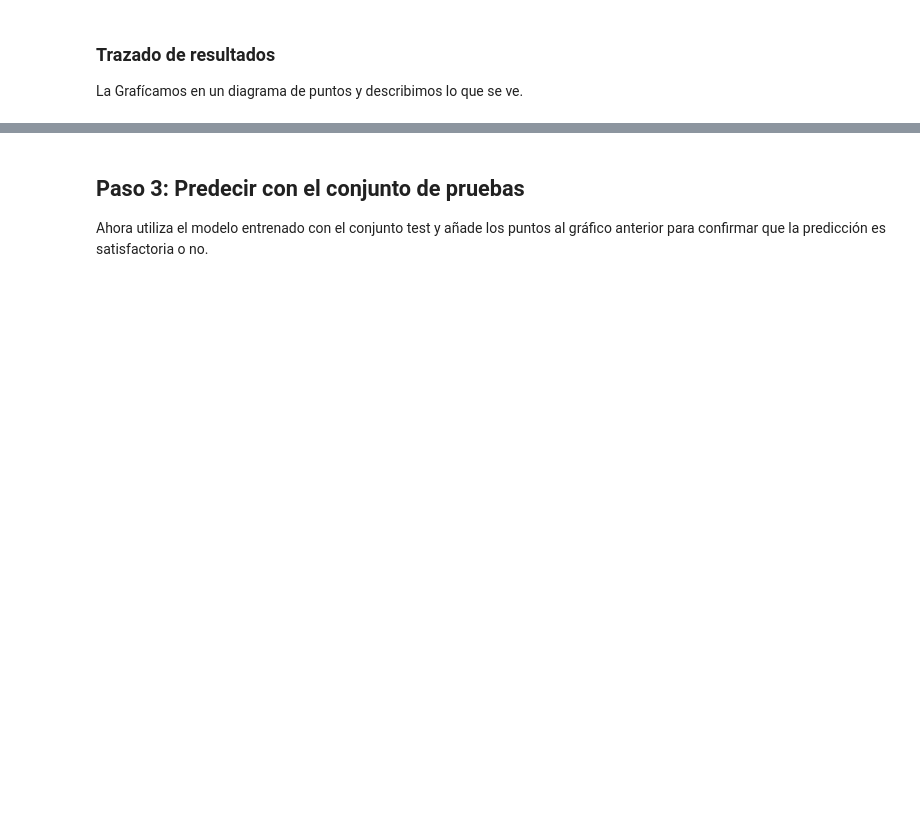
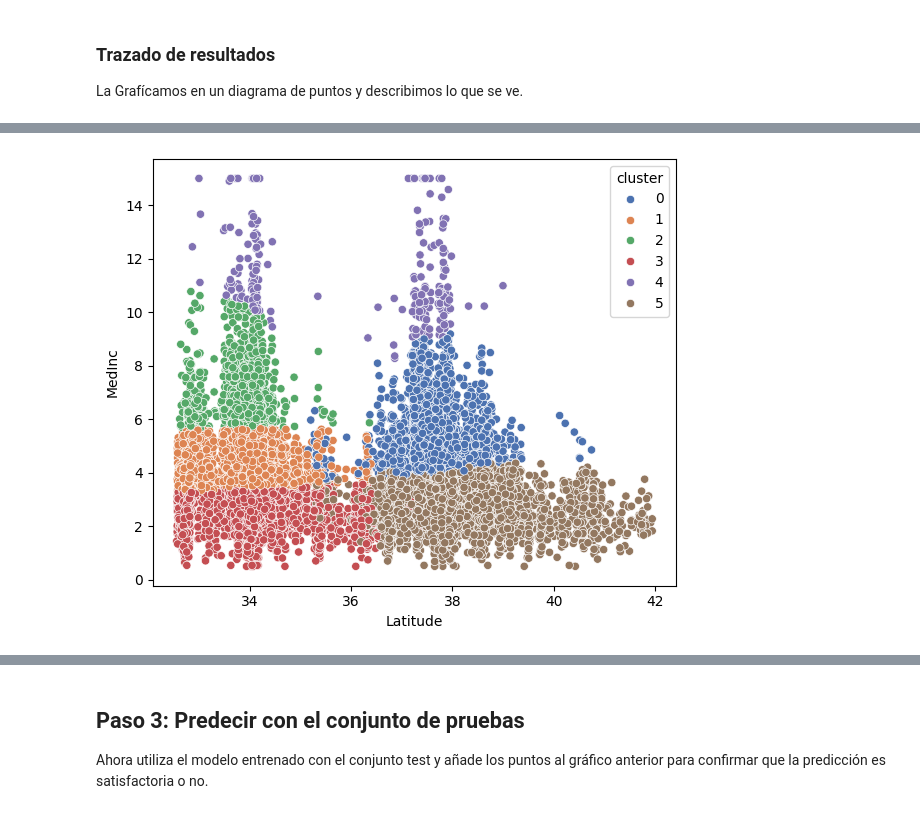
Before and after one commit to mvlarra/Project_ML_k-means, a Jupyter notebook: Project_kmeans_VL.ipynb, the cells around one changed output, grey strips where cells are left out. Drawn from its saved outputs; the diff is of its cells as text; code cells hidden in the pictures; blank space fills up the shorter version.

```diff
--- a/Project_kmeans_VL.ipynb
+++ b/Project_kmeans_VL.ipynb
@@ -99,0 +141,26 @@ plt.show()
+# %%
+# Gráfico 2: Latitude vs MedInc
+# --------------------------------------------------------------------
+
+plt.figure(figsize=(6, 5))
+sns.scatterplot(data = X_train, x = "Latitude", y = "MedInc", hue = "cluster", palette = "deep")
+plt.tight_layout()
+plt.show()
+
+
+    # ¿Qué se está graficando?
+        # - Se está graficando la Latitud contra el Ingreso Medio (MedInc).
+        # - Cada punto representa una casa, y el color del punto indica a qué cluster pertenece.
+        # - Se muestra la Relación entre ubicación norte-sur (Latitude) e ingreso medio.
+
+    # ¿Cómo se interpreta?
+        # - Algunos clusters están claramente asociados a ingresos más altos (por ejemplo,
+        #   el morado en la parte superior).
+        # - Parece haber una división vertical en la que diferentes latitudes tienen diferentes
+        #   ingresos y están agrupadas en clusters distintos.
+
+    # ¿Qué se puede mejorar?
+        # - Podrías agregar etiquetas o leyendas para indicar qué colores corresponden a qué clusters.
+        # - Podrías ajustar el tamaño de los puntos para que sean más visibles o menos invasivos.
+# %% [output]
+[figure, added]
```
Also changed, not shown: parts of 18 cells of this notebook.
